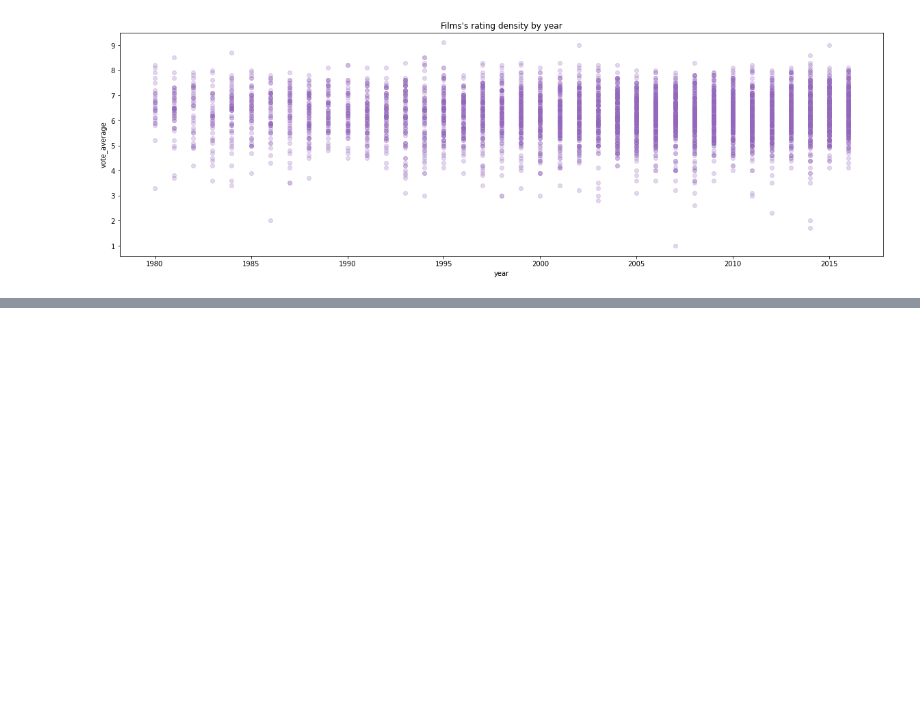
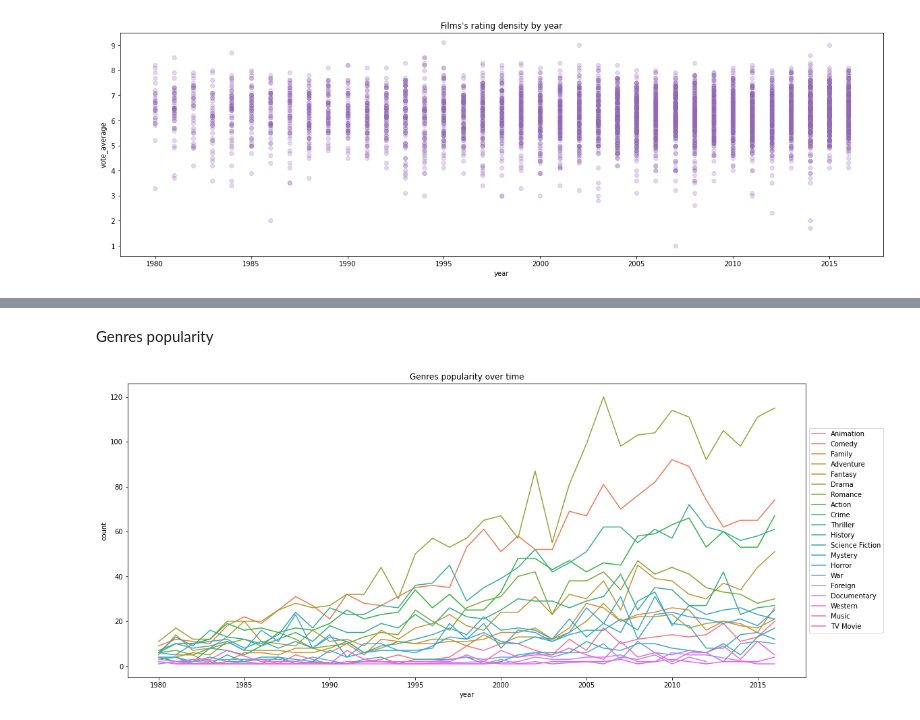
Before and after one commit to timetoai/movie_data_vis, a Jupyter notebook: EDA.ipynb, the cells around one changed output, grey strips where cells are left out. Drawn from its saved outputs; the diff is of its cells as text; code cells hidden in the pictures; blank space fills up the shorter version.

```diff
--- a/EDA.ipynb
+++ b/EDA.ipynb
@@ -177,0 +194,15 @@ Text(0.5, 1.0, "Films's rating density by year")
+# %% [markdown]
+Genres popularity
+# %%
+genres_agg = []
+for genre_id in decoder['genres'].keys():
+    genres_agg.append(df[df.genres.map(lambda x: genre_id in x)].groupby('year', as_index=False).agg(count=('title', 'count')))
+    genres_agg[- 1]['genre'] = decoder['genres'][genre_id]
+genres_agg = pd.concat(genres_agg, ignore_index=True)
+
+plt.figure(figsize=(18, 8))
+plt.title('Genres popularity over time')
+sns.lineplot(data=genres_agg, x=genres_agg.year, y=genres_agg['count'], hue=genres_agg.genre).legend(loc='center left', bbox_to_anchor=(1, 0.5))
+plt.show()
+# %% [output]
+[figure, added]
```
Also changed, not shown: parts of 3 cells of this notebook.
